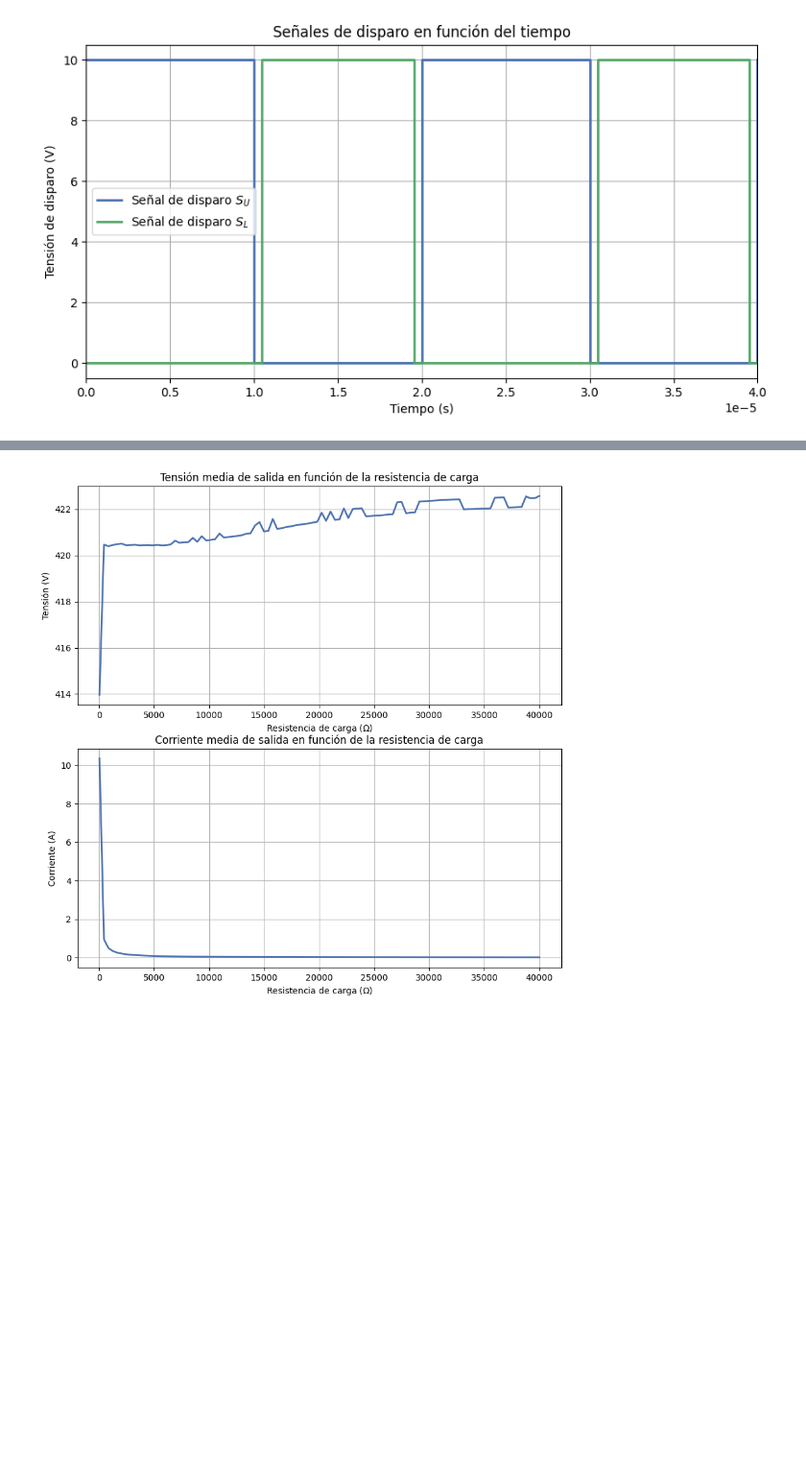
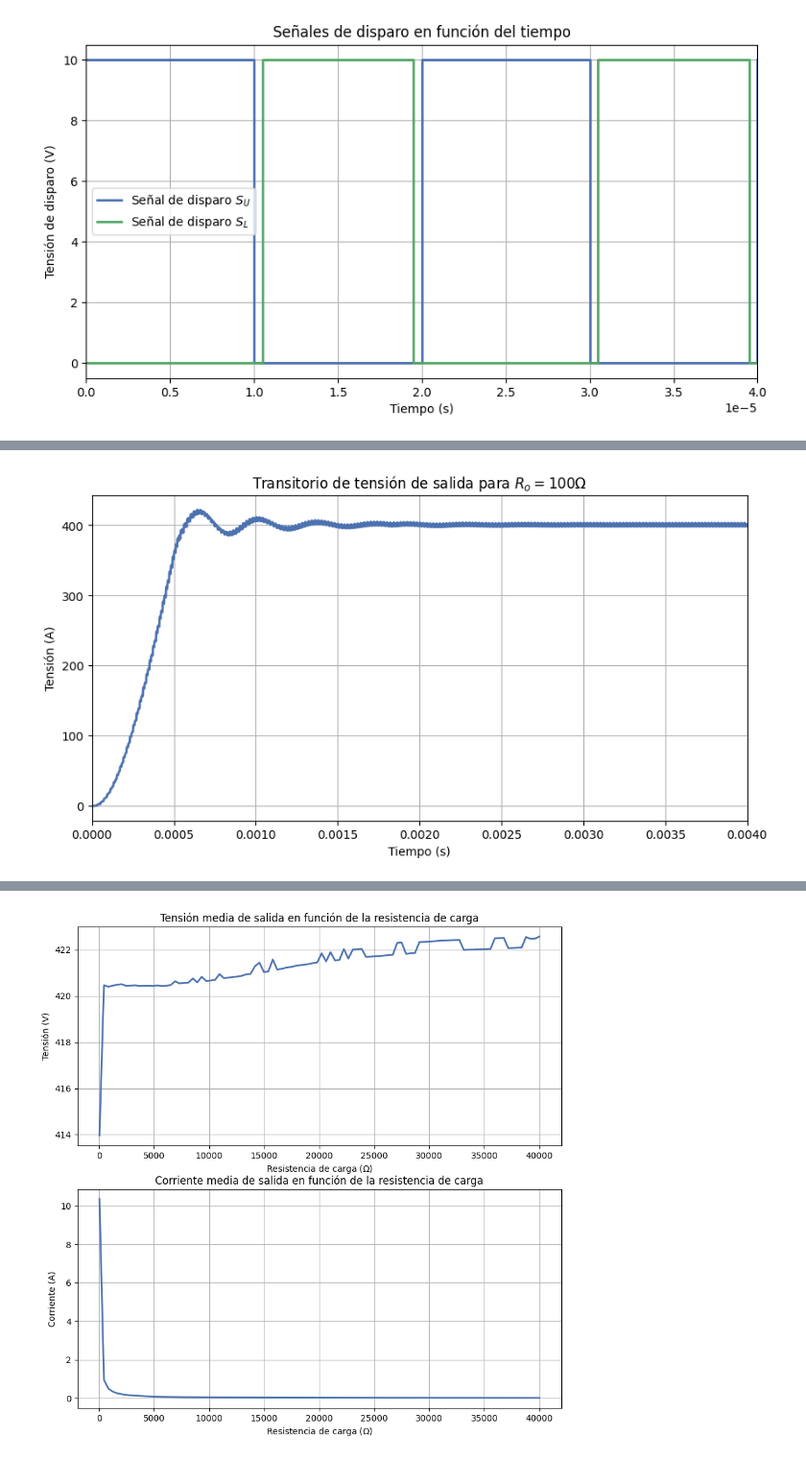
Before and after one commit to all5one-sudo/TFI_Electronica_Industrial, a Jupyter notebook: simulation_parameters.ipynb, the cells around one changed output, grey strips where cells are left out. Shown at 96% size. Cells and saved outputs as stored; diff of their text form; code cells hidden in the pictures; blank space fills up the shorter version.

```diff
--- a/simulation_parameters.ipynb
+++ b/simulation_parameters.ipynb
@@ -130,0 +131,11 @@ plt.savefig('salida_40.pdf')
+# %%
+plt.figure(figsize=(10,5))
+plt.plot(time,values[0],linewidth=2)
+plt.ylabel('Tensión (A)')
+plt.xlabel('Tiempo (s)')
+plt.title('Transitorio de tensión de salida para $R_o=100\Omega$')
+plt.grid(True)
+plt.xlim(0,4e-3)
+plt.savefig('informe/informe_TFI/img/transitorio.pdf')
+# %% [output]
+[figure, added]
```
Also changed, not shown: parts of 9 cells of this notebook, 35 other files.
